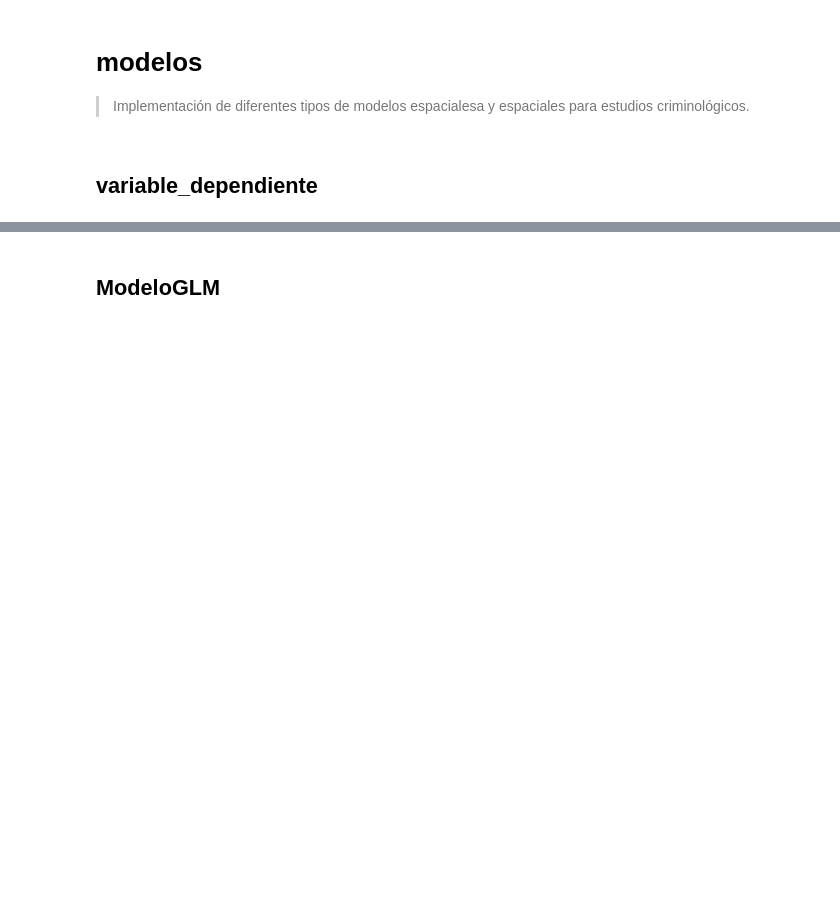
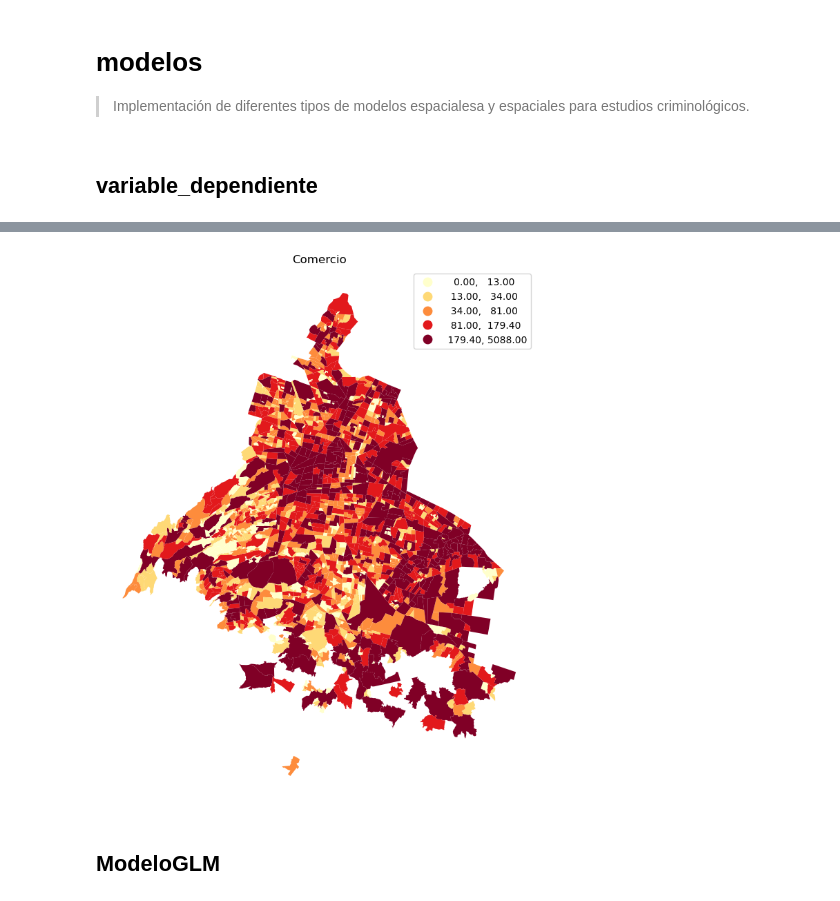
Before and after one commit to CentroGeo/criminologia_cdmx, a Jupyter notebook: nbs/api/03_modelos.ipynb, the cells around one changed output, grey strips where cells are left out. Cells and saved outputs as stored; diff of their text form; code cells hidden in the pictures; blank space fills up the shorter version.

```diff
--- a/nbs/api/03_modelos.ipynb
+++ b/nbs/api/03_modelos.ipynb
@@ -322,3 +408,7 @@ assert 'Intensidad_lag' in ca.df.columns
+# %%
+ax = ca.mapa_X('Comercio', 'colonias')
+# %% [output]
+[figure, added]
 # %% [markdown]
 ## ModeloGLM
 # %%
```
Also changed, not shown: parts of 28 cells of this notebook, 4 other files.
